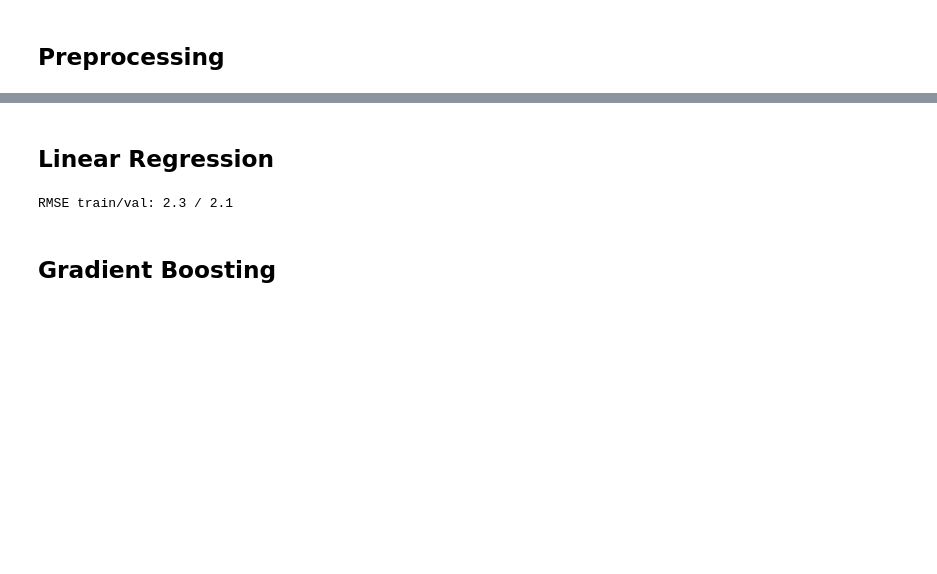
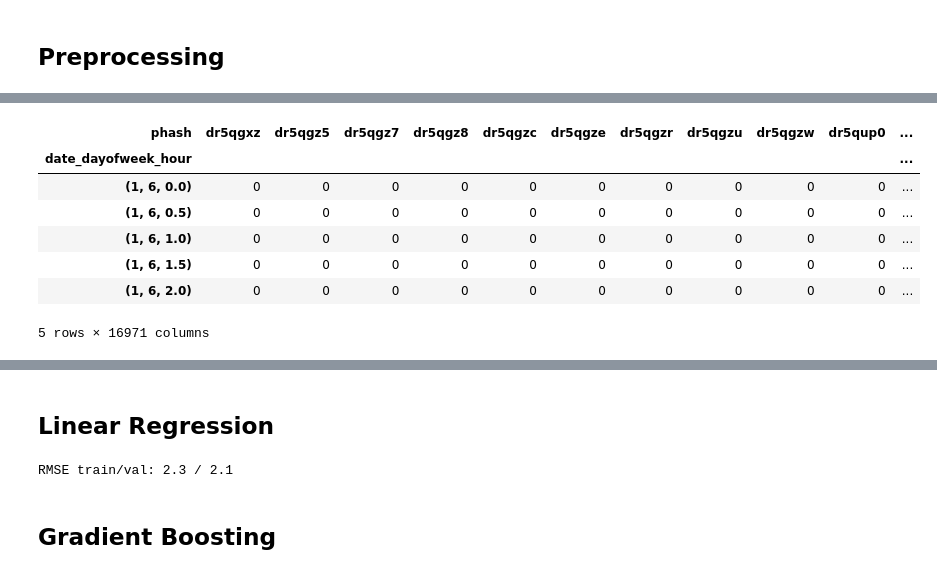
Before and after one commit to hitsuji5/FleetAI, a Jupyter notebook: analytics/demand_prediction.ipynb, the cells around one changed output, grey strips where cells are left out. Drawn from its saved outputs; the diff is of its cells as text; code cells hidden in the pictures; blank space fills up the shorter version.

```diff
--- a/analytics/demand_prediction.ipynb
+++ b/analytics/demand_prediction.ipynb
@@ -47,2 +16,18 @@ print ((df.iloc[N:].demand - df.iloc[N:].prediction)**2).mean()
 # %% [markdown]
 ## Preprocessing
+# %%
+df = pd.read_csv('data/nyc_taxi/trips_2016-05.csv',
+                 usecols=[
+                     'phash',
+                     'hour',
+                     'minute',
+                     'dayofweek',
+                     'date'
+                 ], dtype={
+                     'hour':np.float32,
+                     'minute':np.int16,
+                     'dayofweek':np.int16,
+                     'date':np.int16
+                 }
+                )
+df.info()
@@ -48,0 +45,3 @@ print ((df.iloc[N:].demand - df.iloc[N:].prediction)**2).mean()
+# %%
+df['hour'] += 0.5 * (df.minute / 30).astype(int)
+df.hour.unique()
@@ -48,0 +55,3 @@ print ((df.iloc[N:].demand - df.iloc[N:].prediction)**2).mean()
+# %%
+demand = df.groupby(['date', 'dayofweek', 'hour', 'phash'])[['minute']].count().rename(columns={'minute':'count'})
+demand.head()
@@ -48,0 +66,4 @@ print ((df.iloc[N:].demand - df.iloc[N:].prediction)**2).mean()
+# %%
+demand = demand.reset_index()
+demand['date_dayofweek_hour'] = zip(demand.date, demand.dayofweek, demand.hour)
+demand.head()
@@ -48,0 +77,13 @@ print ((df.iloc[N:].demand - df.iloc[N:].prediction)**2).mean()
+# %%
+demand_pivot = demand.pivot(index='date_dayofweek_hour', columns='phash', values='count')
+demand_pivot = demand_pivot.fillna(0)
+demand_pivot.head()
+# %% [output]
+| phash | dr5qgxz | dr5qgz5 | dr5qgz7 | dr5qgz8 | dr5qgzc | dr5qgze | dr5qgzr | dr5qgzu | dr5qgzw | dr5qup0 | ... |
+| date_dayofweek_hour |  |  |  |  |  |  |  |  |  |  | ... |
+| (1, 6, 0.0) | 0 | 0 | 0 | 0 | 0 | 0 | 0 | 0 | 0 | 0 | ... |
+| (1, 6, 0.5) | 0 | 0 | 0 | 0 | 0 | 0 | 0 | 0 | 0 | 0 | ... |
+| (1, 6, 1.0) | 0 | 0 | 0 | 0 | 0 | 0 | 0 | 0 | 0 | 0 | ... |
+| (1, 6, 1.5) | 0 | 0 | 0 | 0 | 0 | 0 | 0 | 0 | 0 | 0 | ... |
+| (1, 6, 2.0) | 0 | 0 | 0 | 0 | 0 | 0 | 0 | 0 | 0 | 0 | ... |
+5 rows × 16971 columns
```
Also changed, not shown: parts of 28 cells of this notebook, 14 other files.
